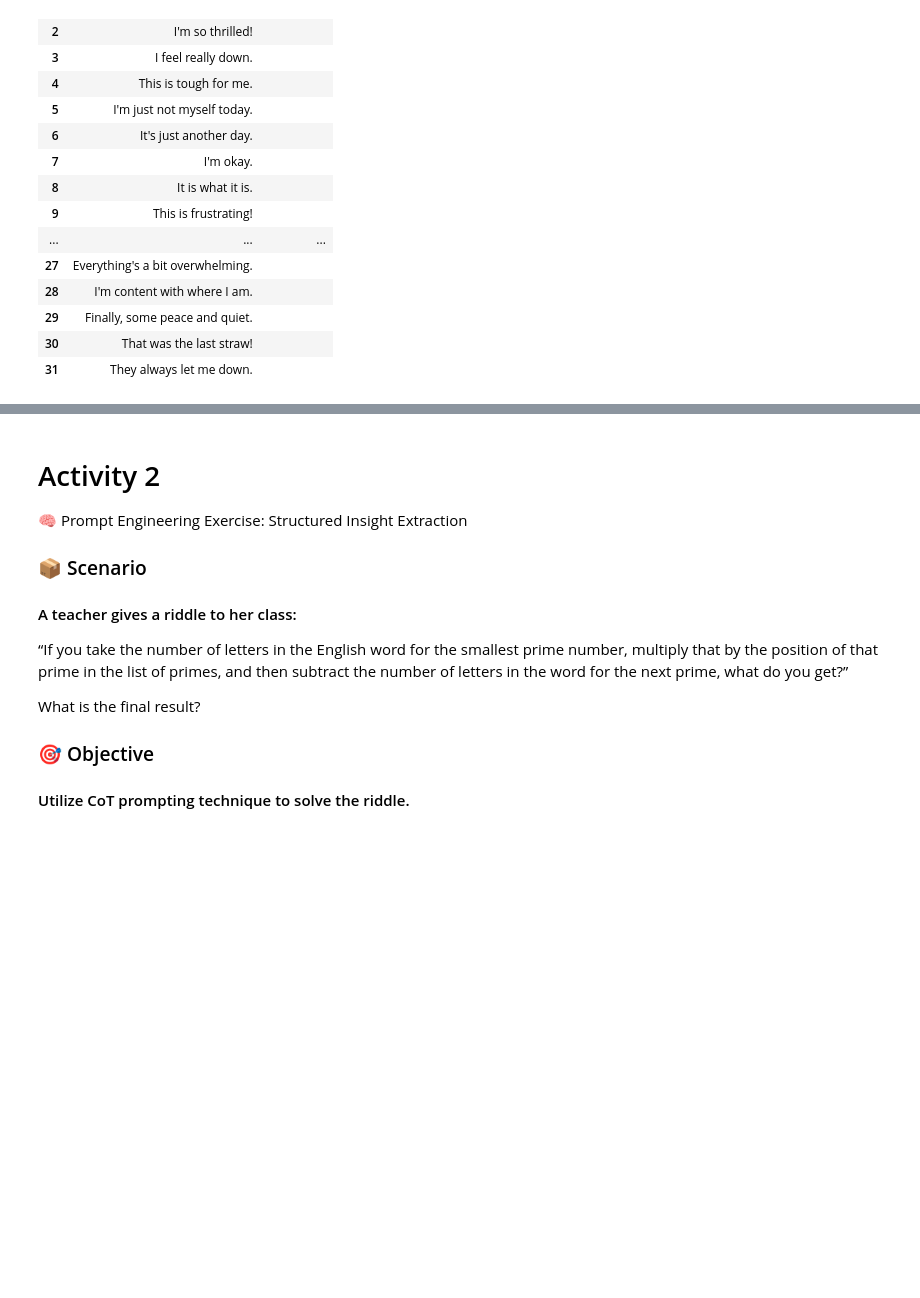
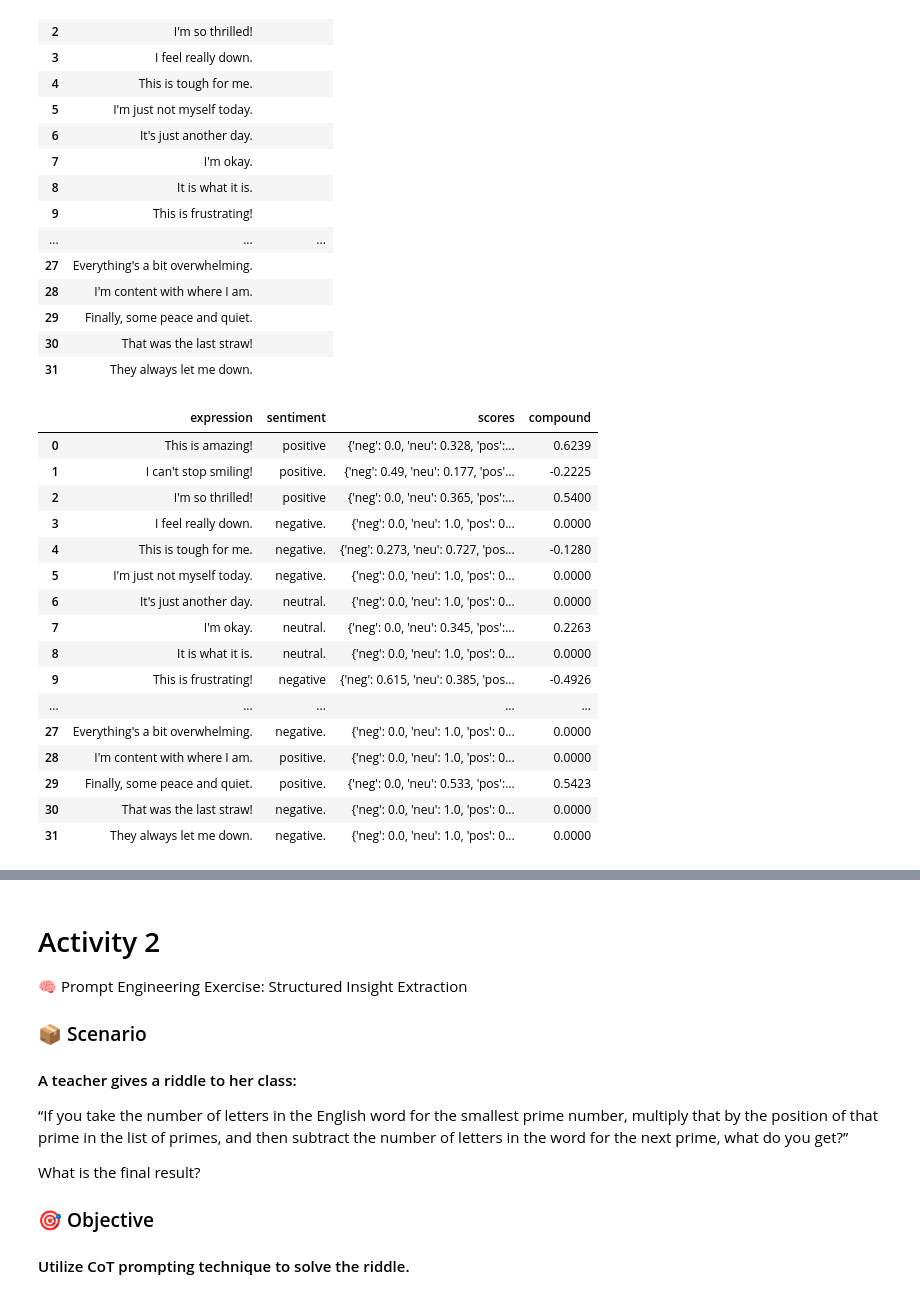
Before and after one commit to pewpie360/YBLL-, a Jupyter notebook: YBLL_Advance_GENAI.ipynb, the cells around one changed output, grey strips where cells are left out. Saved outputs shown, nothing was run; the diff lists cells and outputs as text; code cells hidden in the pictures; blank space fills up the shorter version.

Commit message:
Updated output with activity 1 answer

```diff
--- a/YBLL_Advance_GENAI.ipynb
+++ b/YBLL_Advance_GENAI.ipynb
@@ -241,3 +254,44 @@ sentiment_df
 | 29 | Finally, some peace and quiet. |  |
 | 30 | That was the last straw! |  |
 | 31 | They always let me down. |  |
+# %%
+from langchain_core.output_parsers import StrOutputParser
+
+act_prompt = ChatPromptTemplate.from_messages([
+    ("system", """Classify the sentiment of the following expression as one of: "positive", "negative", or "neutral". Respond with only one word."""),
+    ("user", "{input}")
+])
+
+act_chain = act_prompt | llm | StrOutputParser()
+
+def classify_sentiment(expression: str) -> str:
+    try:
+        response = llm.invoke([
+            {"role": "system", "content": 'Classify the sentiment of the following expression as one of: "positive", "negative", or "neutral". Respond with only one word.'},
+            {"role": "user", "content": expression}
+        ])
+        return response.content.strip().lower()
+    except Exception as e:
+        return "error"
+
+sentiment_df['sentiment'] = sentiment_df['expression'].apply(classify_sentiment)
+
+display(sentiment_df)
+# %% [output]
+|  | expression | sentiment | scores | compound |
+| 0 | This is amazing! | positive | {'neg': 0.0, 'neu': 0.328, 'pos':... | 0.6239 |
+| 1 | I can't stop smiling! | positive. | {'neg': 0.49, 'neu': 0.177, 'pos'... | -0.2225 |
+| 2 | I'm so thrilled! | positive | {'neg': 0.0, 'neu': 0.365, 'pos':... | 0.5400 |
+| 3 | I feel really down. | negative. | {'neg': 0.0, 'neu': 1.0, 'pos': 0... | 0.0000 |
+| 4 | This is tough for me. | negative. | {'neg': 0.273, 'neu': 0.727, 'pos... | -0.1280 |
+| 5 | I'm just not myself today. | negative. | {'neg': 0.0, 'neu': 1.0, 'pos': 0... | 0.0000 |
+| 6 | It's just another day. | neutral. | {'neg': 0.0, 'neu': 1.0, 'pos': 0... | 0.0000 |
+| 7 | I'm okay. | neutral. | {'neg': 0.0, 'neu': 0.345, 'pos':... | 0.2263 |
+| 8 | It is what it is. | neutral. | {'neg': 0.0, 'neu': 1.0, 'pos': 0... | 0.0000 |
+| 9 | This is frustrating! | negative | {'neg': 0.615, 'neu': 0.385, 'pos... | -0.4926 |
+| ... | ... | ... | ... | ... |
+| 27 | Everything's a bit overwhelming. | negative. | {'neg': 0.0, 'neu': 1.0, 'pos': 0... | 0.0000 |
+| 28 | I'm content with where I am. | positive. | {'neg': 0.0, 'neu': 1.0, 'pos': 0... | 0.0000 |
+| 29 | Finally, some peace and quiet. | positive. | {'neg': 0.0, 'neu': 0.533, 'pos':... | 0.5423 |
+| 30 | That was the last straw! | negative. | {'neg': 0.0, 'neu': 1.0, 'pos': 0... | 0.0000 |
+| 31 | They always let me down. | negative. | {'neg': 0.0, 'neu': 1.0, 'pos': 0... | 0.0000 |
```
Also changed, not shown: parts of 9 cells of this notebook.
